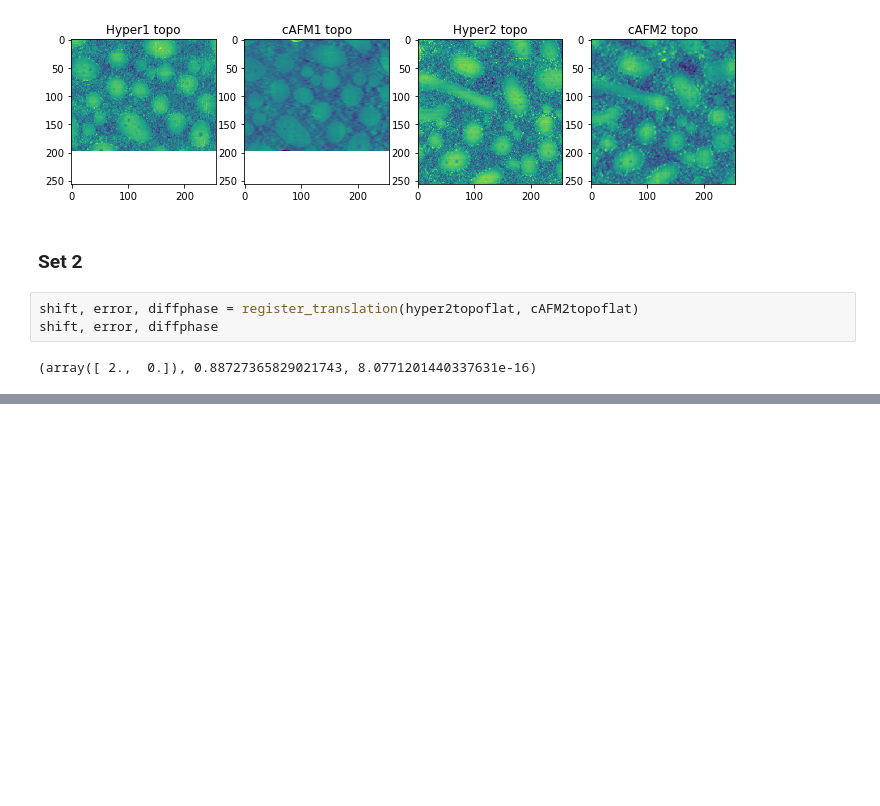
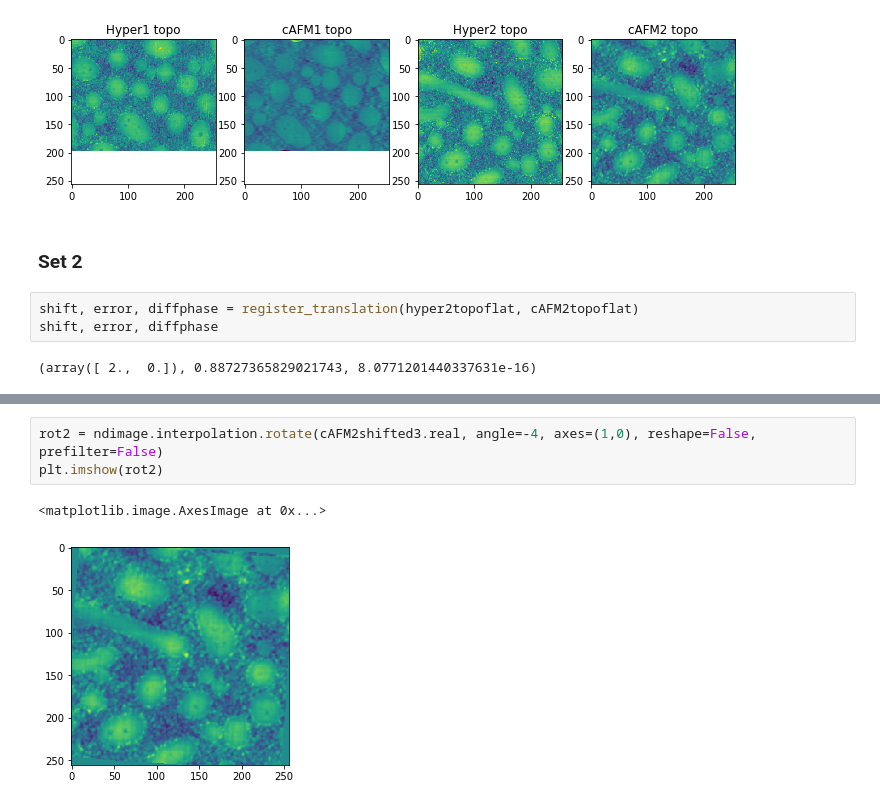
Before and after one commit to kongjy/hyperAFM, a Jupyter notebook: Notebooks/ImageAlignment.ipynb, the cells around one changed output, grey strips where cells are left out. Cells and saved outputs as stored; diff of their text form; blank space fills up the shorter version.

```diff
--- a/Notebooks/ImageAlignment.ipynb
+++ b/Notebooks/ImageAlignment.ipynb
@@ -553,0 +585,6 @@ ax2.set_title("cAFM2 shifted")
+# %%
+rot2 = ndimage.interpolation.rotate(cAFM2shifted3.real, angle=-4, axes=(1,0), reshape=False, prefilter=False)
+plt.imshow(rot2)
+# %% [output]
+<matplotlib.image.AxesImage at 0x...>
+[figure, added]
```
Also changed, not shown: parts of 30 cells of this notebook.
